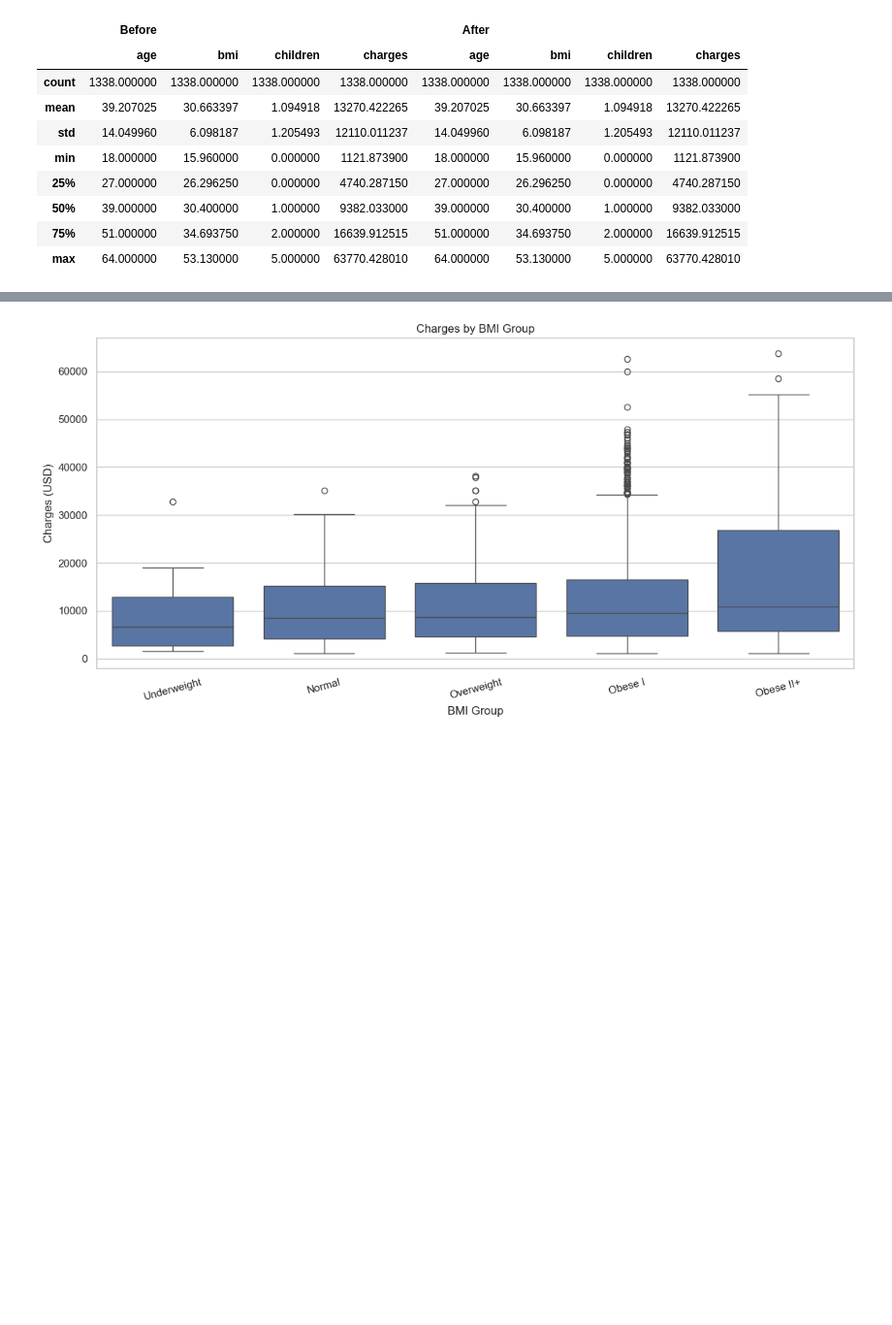
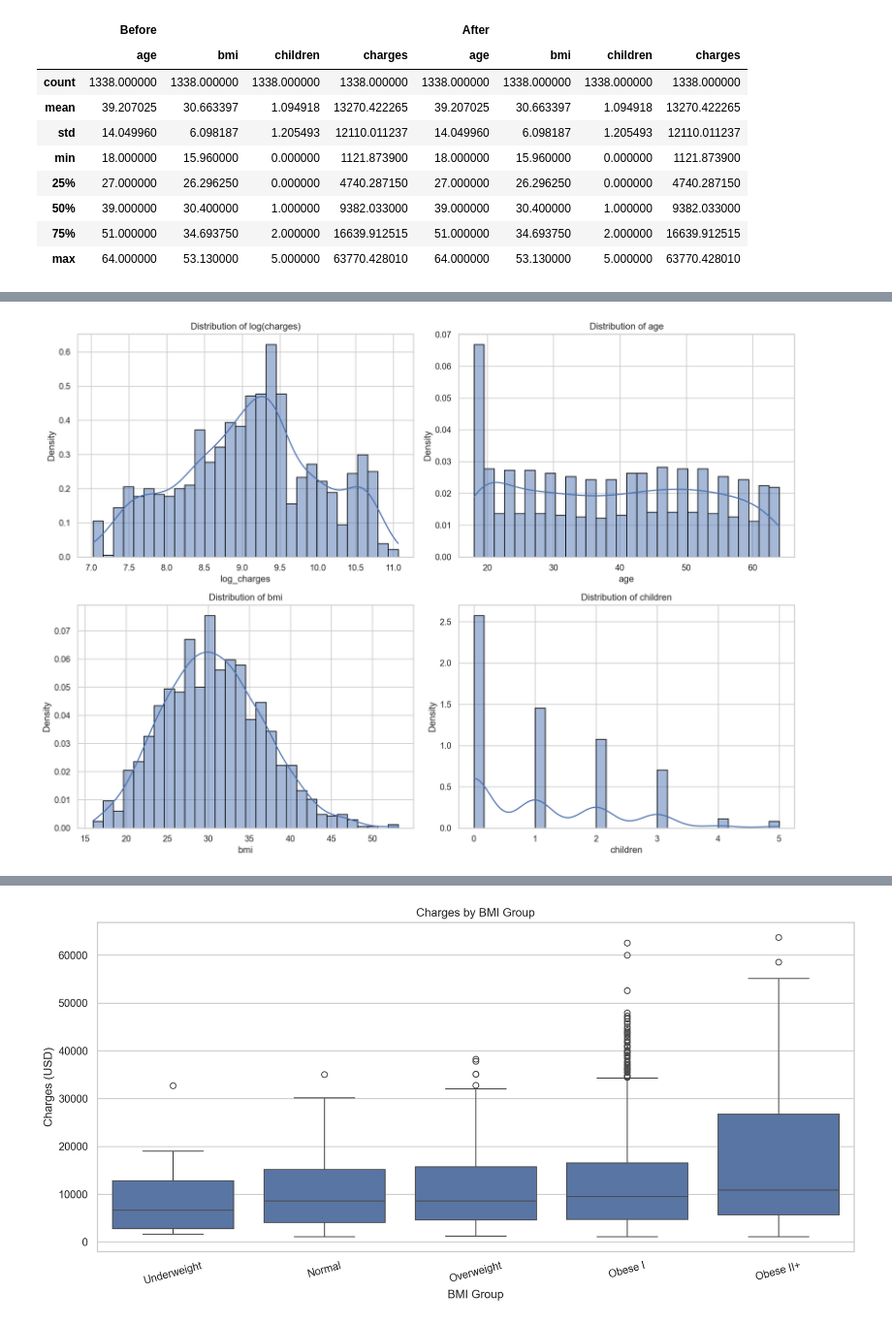
Before and after one commit to GYULLTANGURRI/main, a Jupyter notebook: 12월/데이터분석 캡스톤/데이터분석 캡스톤06/데이터분석 캡스톤06.ipynb, the cells around one changed output, grey strips where cells are left out. Shown at 97% size. Saved outputs shown, nothing was run; the diff lists cells and outputs as text; code cells hidden in the pictures; blank space fills up the shorter version.

```diff
--- a/12월/데이터분석 캡스톤/데이터분석 캡스톤06/데이터분석 캡스톤06.ipynb
+++ b/12월/데이터분석 캡스톤/데이터분석 캡스톤06/데이터분석 캡스톤06.ipynb
@@ -118,0 +95,18 @@ Name: proportion, dtype: float64
+# %%
+categorical_cols = ['sex', 'smoker', 'region', 'children']
+# %%
+for col in categorical_cols:
+    print(f"\n[{col}] 관측치 분포")
+
+    counts = origin[col].value_counts()
+    ratios = origin[col].value_counts(normalize=True)
+
+    summary = (
+        counts
+        .to_frame(name='count')
+        .assign(ratio=ratios)
+    )
+
+    summary['ratio'] = summary['ratio'].map(lambda x: f"{x:.2%}")
+
+    print(summary)
@@ -221,0 +241,40 @@ children
+# %%
+import numpy as np
+
+# log 변환 (0 방지용 보정은 필요 없음: charges > 0)
+origin['log_charges'] = np.log(origin['charges'])
+
+import matplotlib.pyplot as plt
+import seaborn as sns
+
+# 시각화 스타일
+sns.set(style="whitegrid")
+
+cols = ['log_charges', 'age', 'bmi', 'children']
+titles = [
+    'Distribution of log(charges)',
+    'Distribution of age',
+    'Distribution of bmi',
+    'Distribution of children'
+]
+
+plt.figure(figsize=(14, 10))
+
+for i, (col, title) in enumerate(zip(cols, titles), 1):
+    plt.subplot(2, 2, i)
+    sns.histplot(
+        data=origin,
+        x=col,
+        bins=30,
+        kde=True,
+        stat='density',
+        edgecolor='black'
+    )
+    plt.title(title)
+    plt.xlabel(col)
+    plt.ylabel('Density')
+
+plt.tight_layout()
+plt.show()
+# %% [output]
+[figure, added]
```
Also changed, not shown: parts of 46 cells of this notebook.
